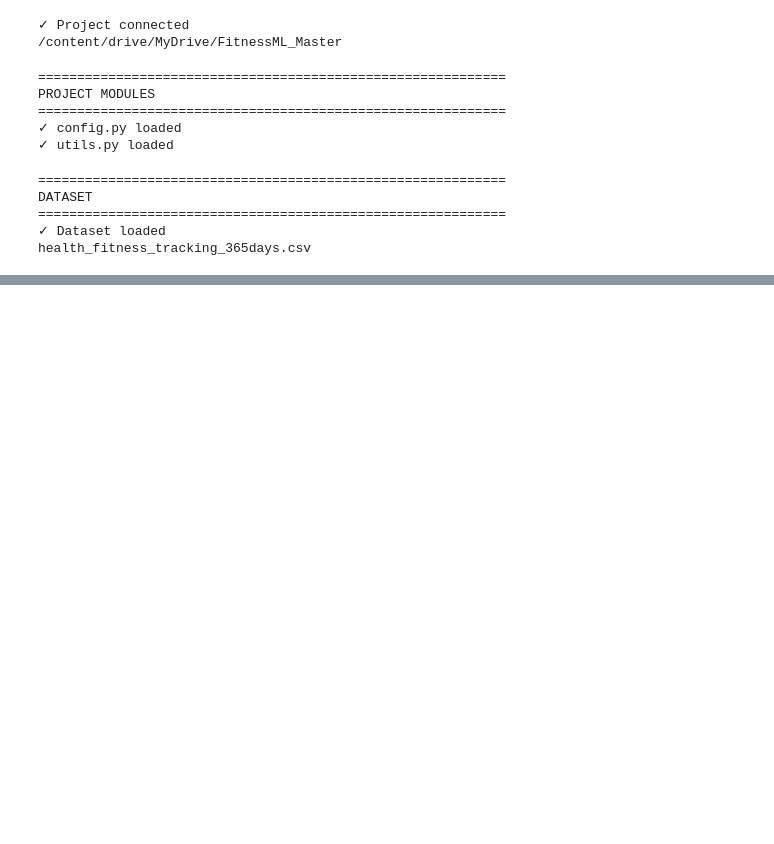
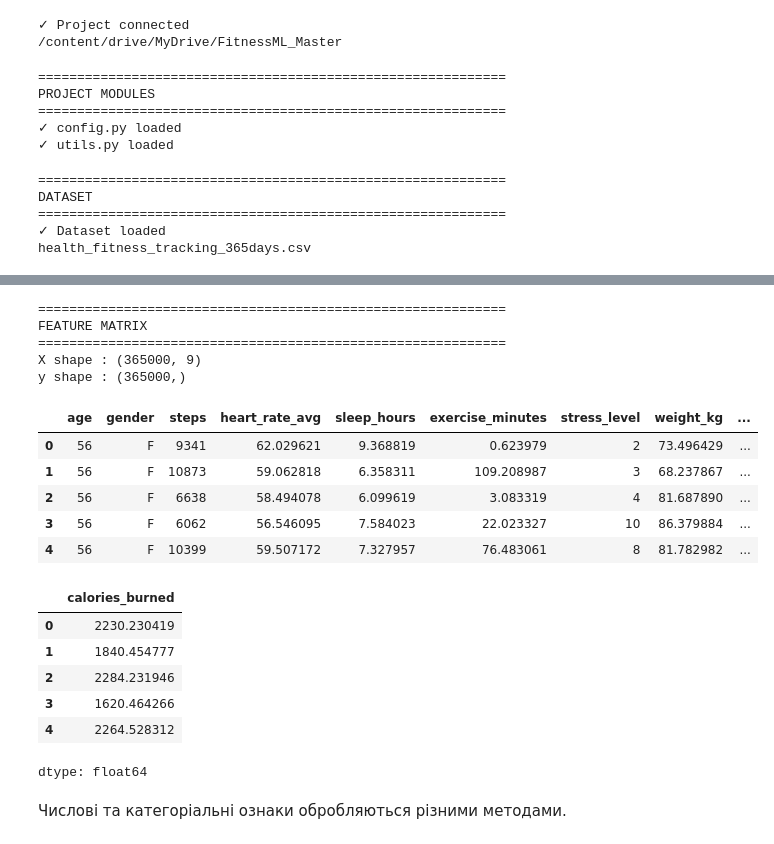
Before and after one commit to HedgeHog777/ai-diploma, a Jupyter notebook: notebooks/03_preprocessing.ipynb, the cells around one changed output, grey strips where cells are left out. Saved outputs shown, nothing was run; the diff lists cells and outputs as text; code cells hidden in the pictures; blank space fills up the shorter version.

```diff
--- a/notebooks/03_preprocessing.ipynb
+++ b/notebooks/03_preprocessing.ipynb
@@ -97,0 +113,23 @@ health_fitness_tracking_365days.csv
+# %%
+# ============================================================
+# TARGET VARIABLE
+# ============================================================
+
+utils.section("Target variable")
+
+TARGET = "calories_burned"
+
+FEATURES = [
+    "age",
+    "gender",
+    "steps",
+    "heart_rate_avg",
+    "sleep_hours",
+    "exercise_minutes",
+    "stress_level",
+    "weight_kg",
+    "bmi",
+]
+
+print(f"Target variable : {TARGET}")
+print(f"Features         : {len(FEATURES)}")
@@ -97,0 +146,37 @@ health_fitness_tracking_365days.csv
+# %%
+# ============================================================
+# FEATURE MATRIX
+# ============================================================
+
+utils.section("Feature matrix")
+
+X = df[FEATURES].copy()
+
+y = df[TARGET].copy()
+
+print(f"X shape : {X.shape}")
+print(f"y shape : {y.shape}")
+
+display(X.head())
+display(y.head())
+# %% [output]
+============================================================
+FEATURE MATRIX
+============================================================
+X shape : (365000, 9)
+y shape : (365000,)
+|  | age | gender | steps | heart_rate_avg | sleep_hours | exercise_minutes | stress_level | weight_kg | ... |
+| 0 | 56 | F | 9341 | 62.029621 | 9.368819 | 0.623979 | 2 | 73.496429 | ... |
+| 1 | 56 | F | 10873 | 59.062818 | 6.358311 | 109.208987 | 3 | 68.237867 | ... |
+| 2 | 56 | F | 6638 | 58.494078 | 6.099619 | 3.083319 | 4 | 81.687890 | ... |
+| 3 | 56 | F | 6062 | 56.546095 | 7.584023 | 22.023327 | 10 | 86.379884 | ... |
+| 4 | 56 | F | 10399 | 59.507172 | 7.327957 | 76.483061 | 8 | 81.782982 | ... |
+|  | calories_burned |
+| 0 | 2230.230419 |
+| 1 | 1840.454777 |
+| 2 | 2284.231946 |
+| 3 | 1620.464266 |
+| 4 | 2264.528312 |
+dtype: float64
+# %% [markdown]
+Числові та категоріальні ознаки обробляються різними методами.
```
Also changed, not shown: parts of 19 cells of this notebook, 5 other files.
